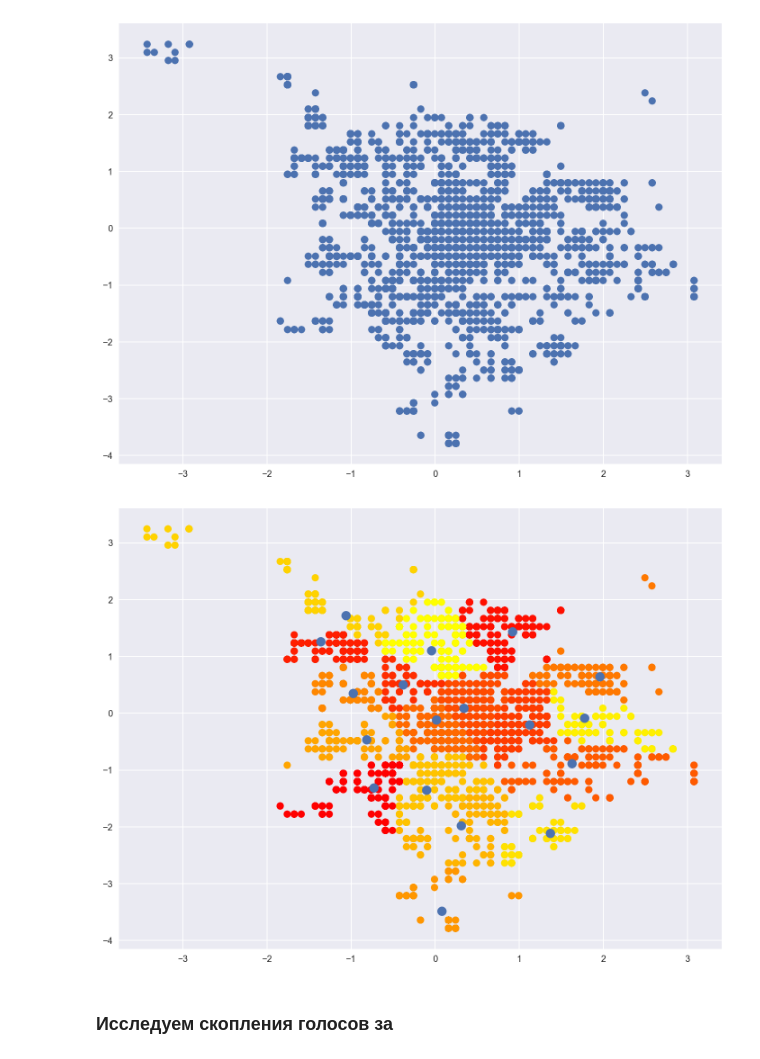
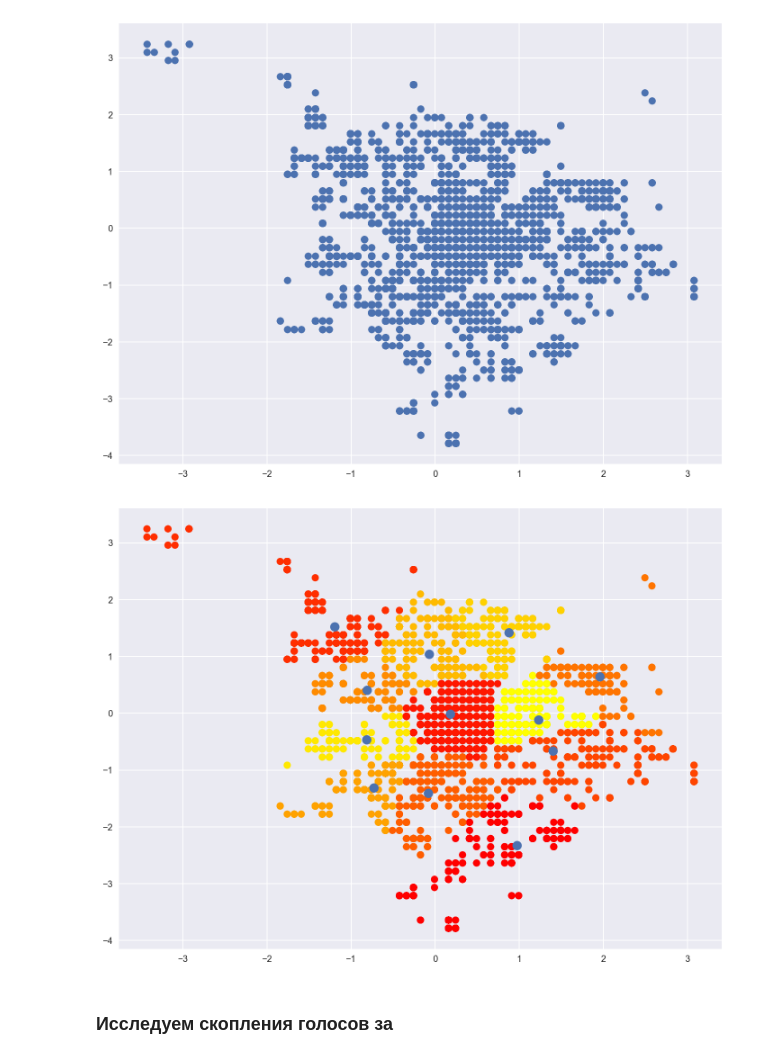
Before and after one commit to Yafulia/DS2-7, a Jupyter notebook: 18-11-2017hw.ipynb, the cells around one changed output. Drawn from its saved outputs; the diff is of its cells as text; code cells hidden in the pictures.

```diff
--- a/18-11-2017hw.ipynb
+++ b/18-11-2017hw.ipynb
@@ -124,12 +124,12 @@ plt.scatter(Z_scaled[:, 0], Z_scaled[:, 1], s=60);
 # %% [output]
 [figure]
 # %%
-kmeans = KMeans(n_clusters=18)
+kmeans = KMeans(n_clusters=12)
 kmeans_pred = kmeans.fit_predict(Z_scaled)
 plt.scatter(Z_scaled[:,0], Z_scaled[:,1], c=kmeans_pred, cmap='autumn', s=60)
 plt.scatter(kmeans.cluster_centers_[:,0], kmeans.cluster_centers_[:,1], s=100);
 # %% [output]
-[figure, old version]
+[figure, new version]
 # %% [markdown]
 ### Исследуем скопления голосов за
 # %%
```
Also changed, not shown: parts of 8 cells of this notebook.
